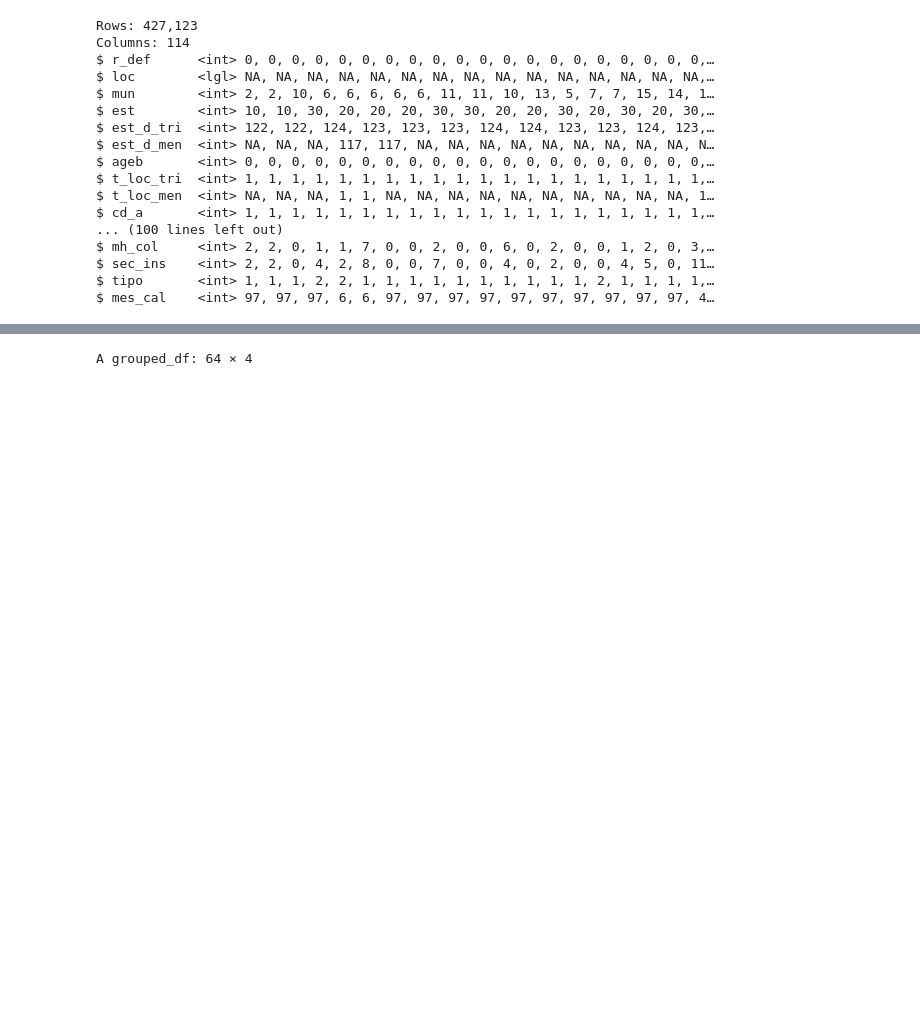
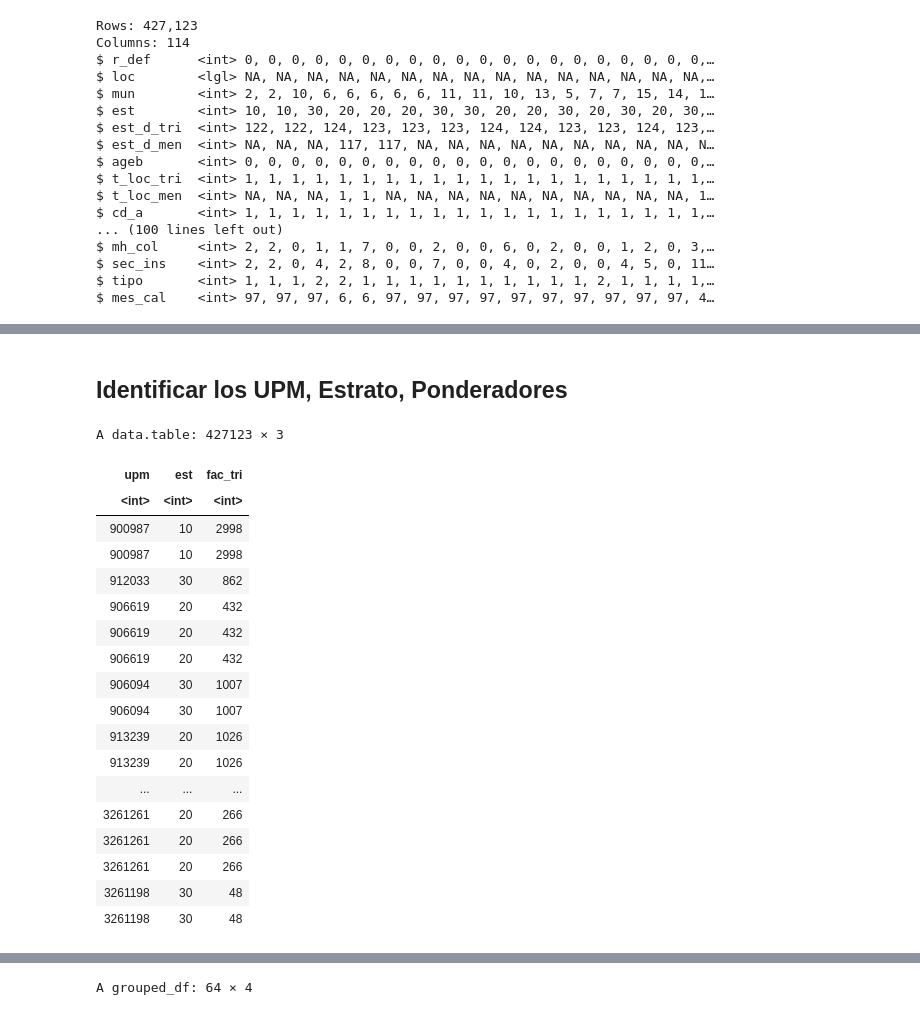
Before and after one commit to DiegoSReco/Labor-Market-Analysis-ENOE, a Jupyter notebook: Analisis_de_Encuestas_en_R.ipynb, the cells around one changed output, grey strips where cells are left out. Cells and saved outputs as stored; diff of their text form; code cells hidden in the pictures; blank space fills up the shorter version.

```diff
--- a/Analisis_de_Encuestas_en_R.ipynb
+++ b/Analisis_de_Encuestas_en_R.ipynb
@@ -165,0 +230,26 @@ $ mes_cal    <int> 97, 97, 97, 6, 6, 97, 97, 97, 97, 97, 97, 97, 97, 97, 97, 4
+# %% [markdown]
+## **Identificar los UPM, Estrato, Ponderadores**
+# %%
+#En la ENOE son las siguientes: upm, etc ,fact_tri
+df_enoe |>
+  select(upm, est, fac_tri)
+# %% [output]
+A data.table: 427123 × 3
+| upm | est | fac_tri |
+| <int> | <int> | <int> |
+| 900987 | 10 | 2998 |
+| 900987 | 10 | 2998 |
+| 912033 | 30 | 862 |
+| 906619 | 20 | 432 |
+| 906619 | 20 | 432 |
+| 906619 | 20 | 432 |
+| 906094 | 30 | 1007 |
+| 906094 | 30 | 1007 |
+| 913239 | 20 | 1026 |
+| 913239 | 20 | 1026 |
+| ... | ... | ... |
+| 3261261 | 20 | 266 |
+| 3261261 | 20 | 266 |
+| 3261261 | 20 | 266 |
+| 3261198 | 30 | 48 |
+| 3261198 | 30 | 48 |
```
Also changed, not shown: parts of 26 cells of this notebook.
